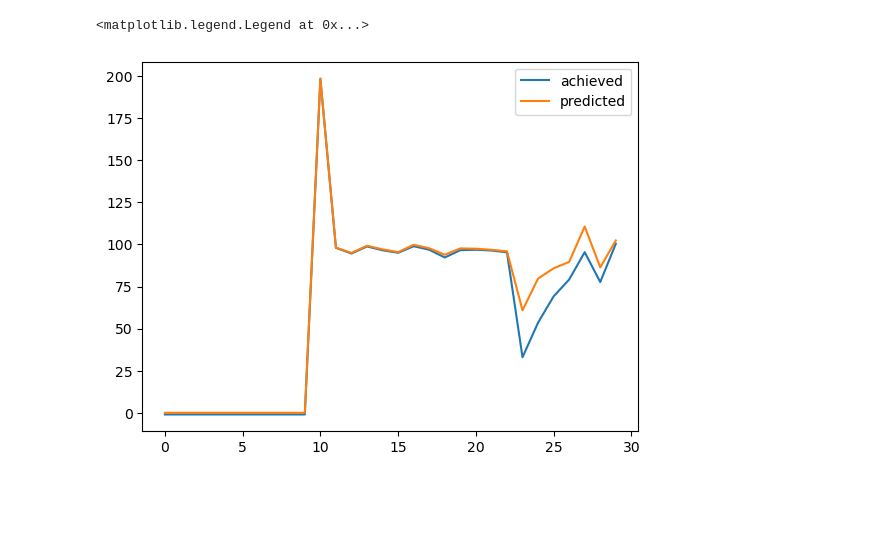
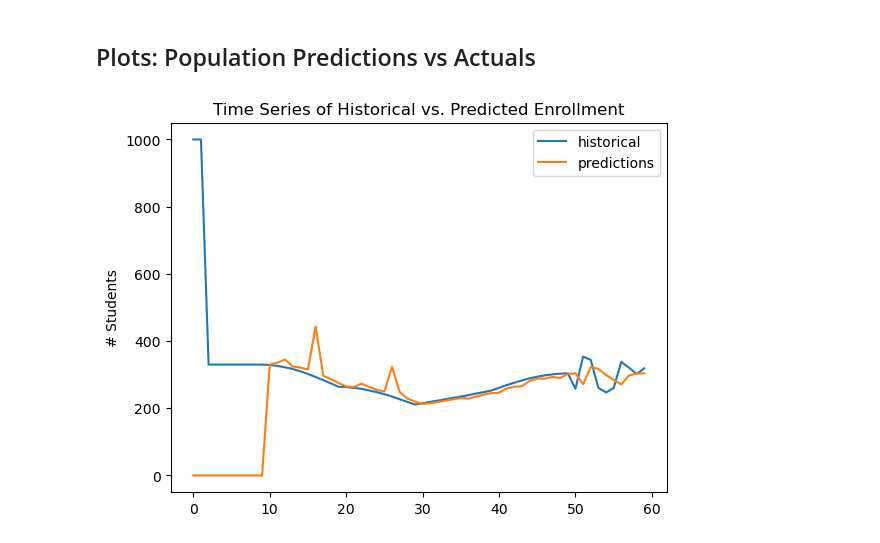
Before and after one commit to amatrhr/cas_570_project, a Jupyter notebook: school_district_and_closure.ipynb, the cells around one changed output. Drawn from its saved outputs; the diff is of its cells as text; code cells hidden in the pictures; blank space fills up the shorter version.

```diff
--- a/school_district_and_closure.ipynb
+++ b/school_district_and_closure.ipynb
@@ -116,19 +145,24 @@ def simulate_history(start_value=50, total_years=50, period_length=5, debug=Fals
     print(out)
     return out[period_length:]
 # %%
-def predict_from_history(schooldata:pd.Series,alpha_set:list=[0.1,0.5,0.7],years:int=5)->dict:
-    # core function to
+def predict_from_history(schooldata:pd.Series,alpha_set:list=[0.1,0.5,0.7],years:int=5, random:bool=True)->dict:
+    # core function to use simple exponential smoothing
     #
     school_SEWMA = lambda a: dbl_SEWMA(data=schooldata, alpha=a)
     fit_res = {}
     models = {}
-    sorted
-    for j in alpha_set:
-        # don't overwrite if there're multiples
-        if fit_res.get(j) is None:
-            ssmwa = school_SEWMA(j)
-            fit_res[j] = ssmwa['sse']
-            models[j] = ssmwa['mod']
+    if random:
+        j = choice(alpha_set)
+        ssmwa = school_SEWMA(j)
+        fit_res[j] = ssmwa['sse']
+        models[j] = ssmwa['mod']
+    else:
+        for j in alpha_set:
+            # don't overwrite if there're multiples
+            if fit_res.get(j) is None:
+                ssmwa = school_SEWMA(j)
+                fit_res[j] = ssmwa['sse']
+                models[j] = ssmwa['mod']
 
     fit_check = pd.Series(fit_res)
     result = fit_check.index[fit_check.argmin()]
@@ -208,5 +295,11 @@ class SchoolDistrict:
 # %%
-simSchool = SchoolDistrict(growth_period=10,tolerance=(-.01,.01),pred_ratios=[], ach_ratios=[], hist_alphas=[], predictions=[], len_history=40,noisy=True)
+simSchool = SchoolDistrict(NStudents=1250, #ini
+                           sscRat=250,
+                           growth_period=10,
+                           tolerance=(-.1,.1),
+                           pred_ratios=[],
+                           ach_ratios=[], hist_alphas=[], predictions=[],
+                           len_history=70,noisy=False)
 # %%
 simSchool.simulate_full_history()
 # %% [output]
@@ -231,8 +314,6 @@ plt.plot(simSchool.hist_alphas)
-# %%
-plt.plot(simSchool.ach_ratios)
-plt.plot(simSchool.pred_ratios)
-plt.legend(['achieved', 'predicted'])
-#TODO: add tolerance bars
-# %% [output]
-<matplotlib.legend.Legend at 0x...>
-[figure, removed]
+# %% [markdown]
+## Plots: Population Predictions vs Actuals
+# %%
+simSchool.plot_history_vs_preds()
+# %% [output]
+[figure, added]
```
Also changed, not shown: parts of 22 cells of this notebook.
